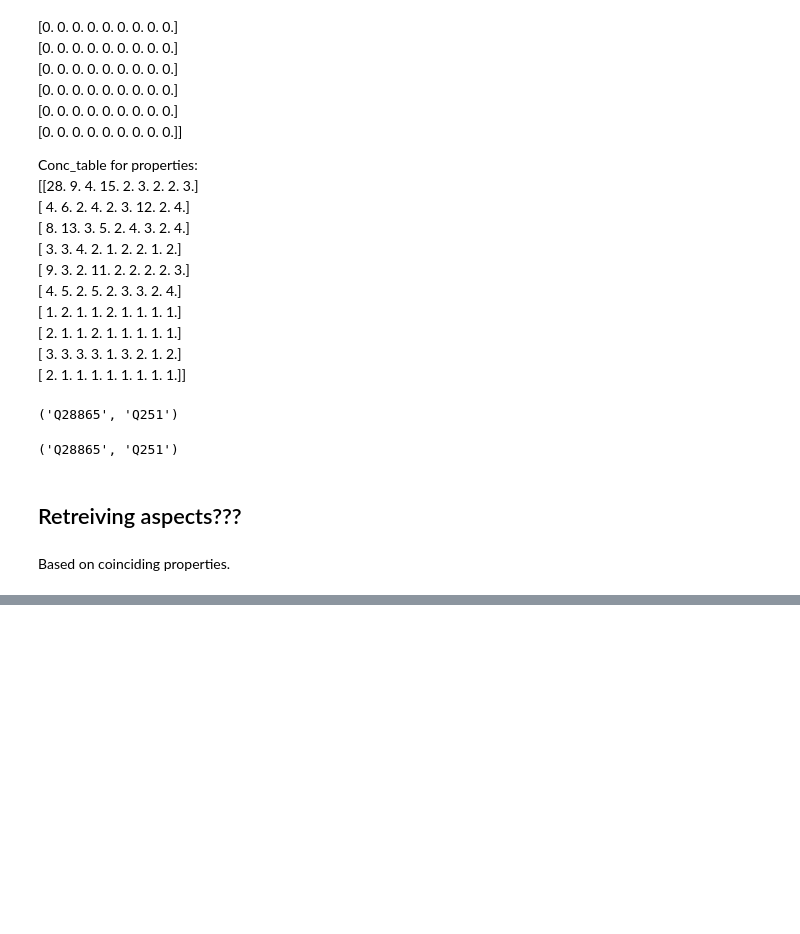
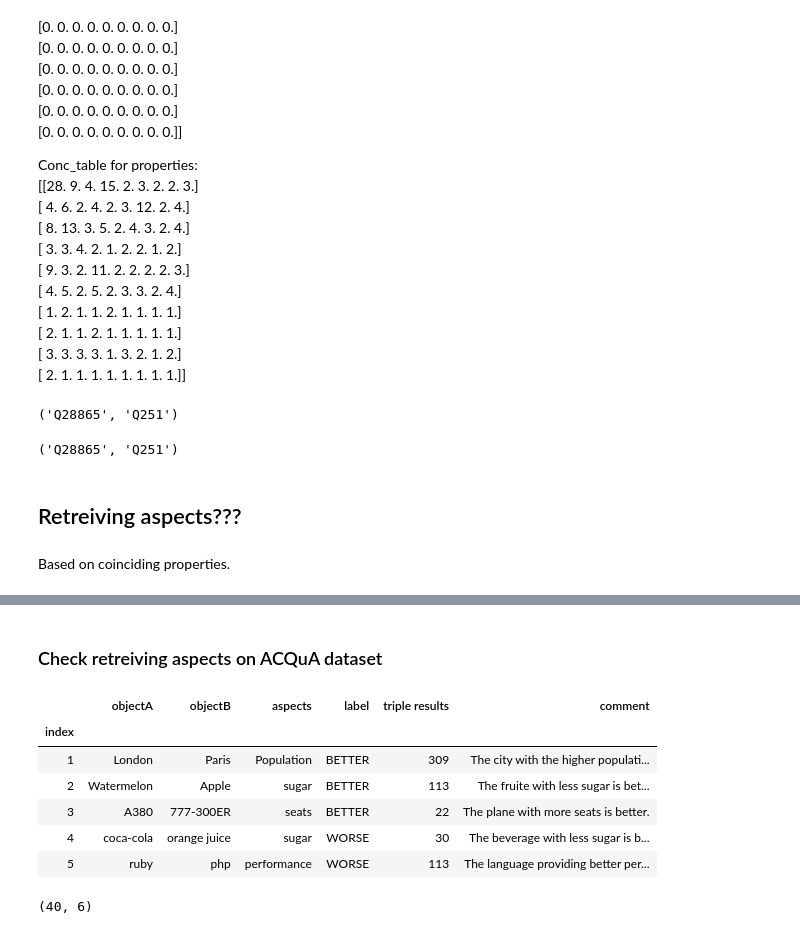
Before and after one commit to alebondarenko/comparely, a Jupyter notebook: Wikidata/WikidataExpermients.ipynb, the cells around one changed output, grey strips where cells are left out. Drawn from its saved outputs; the diff is of its cells as text; code cells hidden in the pictures; blank space fills up the shorter version.

```diff
--- a/Wikidata/WikidataExpermients.ipynb
+++ b/Wikidata/WikidataExpermients.ipynb
@@ -268,0 +329,17 @@ up
+# %% [markdown]
+### Check retreiving aspects on ACQuA dataset
+# %%
+acqua = pd.read_csv("ACQuA - CompArgs - Final Evaluation Triples CAM - v1_triples.tsv", delimiter='\t', index_col='index')
+acqua.head()
+# %% [output]
+|  | objectA | objectB | aspects | label | triple results | comment |
+| index |  |  |  |  |  |  |
+| 1 | London | Paris | Population | BETTER | 309 | The city with the higher populati... |
+| 2 | Watermelon | Apple | sugar | BETTER | 113 | The fruite with less sugar is bet... |
+| 3 | A380 | 777-300ER | seats | BETTER | 22 | The plane with more seats is better. |
+| 4 | coca-cola | orange juice | sugar | WORSE | 30 | The beverage with less sugar is b... |
+| 5 | ruby | php | performance | WORSE | 113 | The language providing better per... |
+# %%
+acqua.shape
+# %% [output]
+(40, 6)
```
Also changed, not shown: parts of 24 cells of this notebook, 5 other files.
